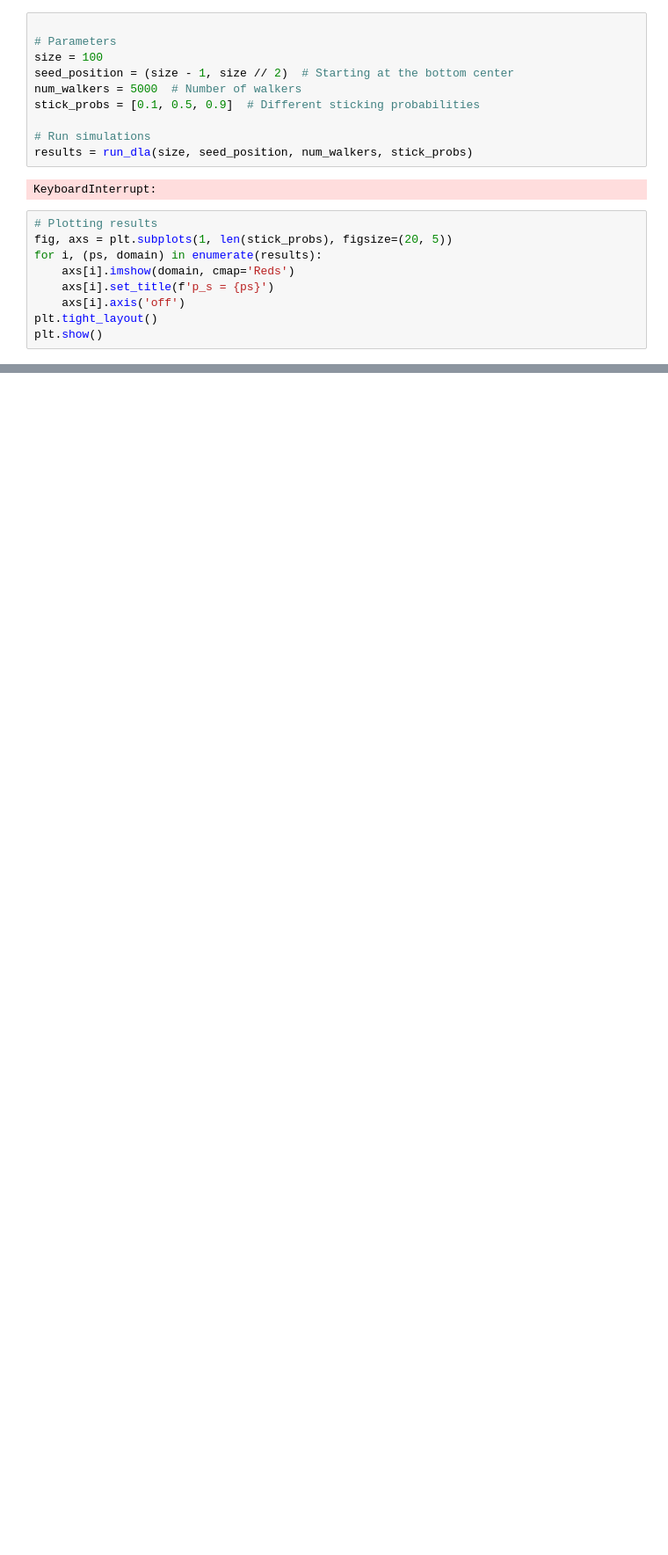
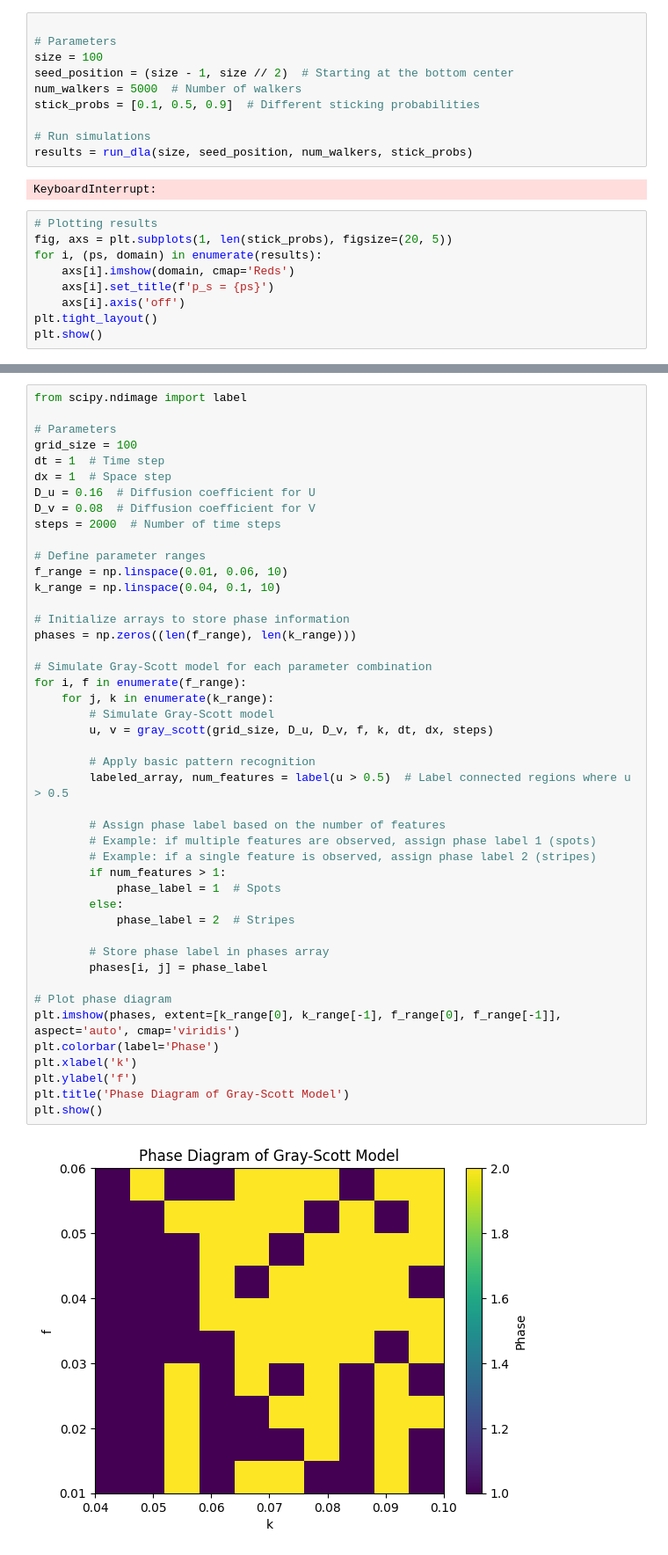
Before and after one commit to koenweverink/ScientificComputing, a Jupyter notebook: Set2.ipynb, the cells around one changed output, grey strips where cells are left out. Shown at 88% size. Cells and saved outputs as stored; diff of their text form; blank space fills up the shorter version.

```diff
--- a/Set2.ipynb
+++ b/Set2.ipynb
@@ -442,0 +479,47 @@ plt.show()
+# %%
+from scipy.ndimage import label
+
+# Parameters
+grid_size = 100
+dt = 1  # Time step
+dx = 1  # Space step
+D_u = 0.16  # Diffusion coefficient for U
+D_v = 0.08  # Diffusion coefficient for V
+steps = 2000  # Number of time steps
+
+# Define parameter ranges
+f_range = np.linspace(0.01, 0.06, 10)
+k_range = np.linspace(0.04, 0.1, 10)
+
+# Initialize arrays to store phase information
+phases = np.zeros((len(f_range), len(k_range)))
+
+# Simulate Gray-Scott model for each parameter combination
+for i, f in enumerate(f_range):
+    for j, k in enumerate(k_range):
+        # Simulate Gray-Scott model
+        u, v = gray_scott(grid_size, D_u, D_v, f, k, dt, dx, steps)
+
+        # Apply basic pattern recognition
+        labeled_array, num_features = label(u > 0.5)  # Label connected regions where u > 0.5
+
+        # Assign phase label based on the number of features
+        # Example: if multiple features are observed, assign phase label 1 (spots)
+        # Example: if a single feature is observed, assign phase label 2 (stripes)
+        if num_features > 1:
+            phase_label = 1  # Spots
+        else:
+            phase_label = 2  # Stripes
+
+        # Store phase label in phases array
+        phases[i, j] = phase_label
+
+# Plot phase diagram
+plt.imshow(phases, extent=[k_range[0], k_range[-1], f_range[0], f_range[-1]], aspect='auto', cmap='viridis')
+plt.colorbar(label='Phase')
+plt.xlabel('k')
+plt.ylabel('f')
+plt.title('Phase Diagram of Gray-Scott Model')
+plt.show()
+# %% [output]
+[figure, added]
```
Also changed, not shown: parts of 3 cells of this notebook.
